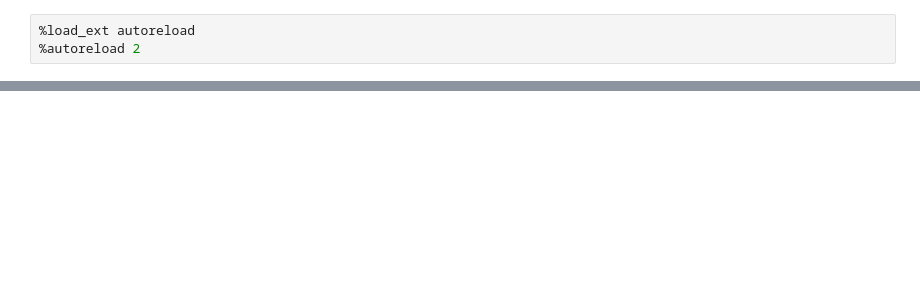
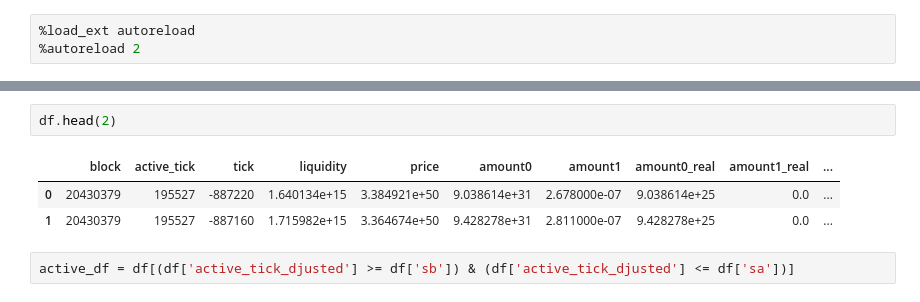
Before and after one commit to sam-gnap/proteus-LP-backtesting, a Jupyter notebook: notebooks/liquidity_examine.ipynb, the cells around one changed output, grey strips where cells are left out. Drawn from its saved outputs; the diff is of its cells as text; blank space fills up the shorter version.

```diff
--- a/notebooks/liquidity_examine.ipynb
+++ b/notebooks/liquidity_examine.ipynb
@@ -37,0 +105,8 @@ df, total_amount0, total_amount1 = analyzer.analyze_liquidity(20530985)
+# %%
+df.head(2)
+# %% [output]
+|  | block | active_tick | tick | liquidity | price | amount0 | amount1 | amount0_real | amount1_real | ... |
+| 0 | 20430379 | 195527 | -887220 | 1.640134e+15 | 3.384921e+50 | 9.038614e+31 | 2.678000e-07 | 9.038614e+25 | 0.0 | ... |
+| 1 | 20430379 | 195527 | -887160 | 1.715982e+15 | 3.364674e+50 | 9.428278e+31 | 2.811000e-07 | 9.428278e+25 | 0.0 | ... |
+# %%
+active_df = df[(df['active_tick_djusted'] >= df['sb']) & (df['active_tick_djusted'] <= df['sa'])]
```
Also changed, not shown: parts of 25 cells of this notebook, 1 other file.
